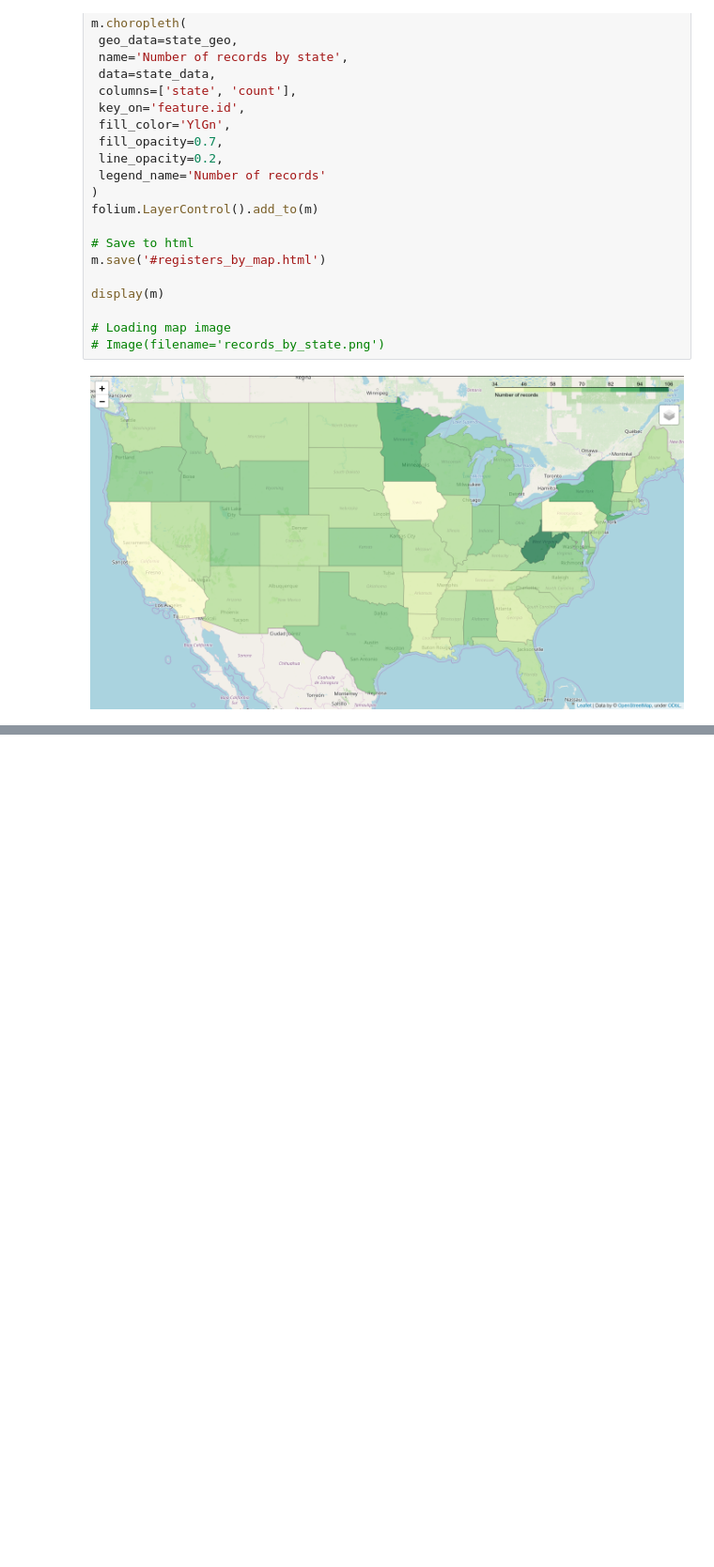
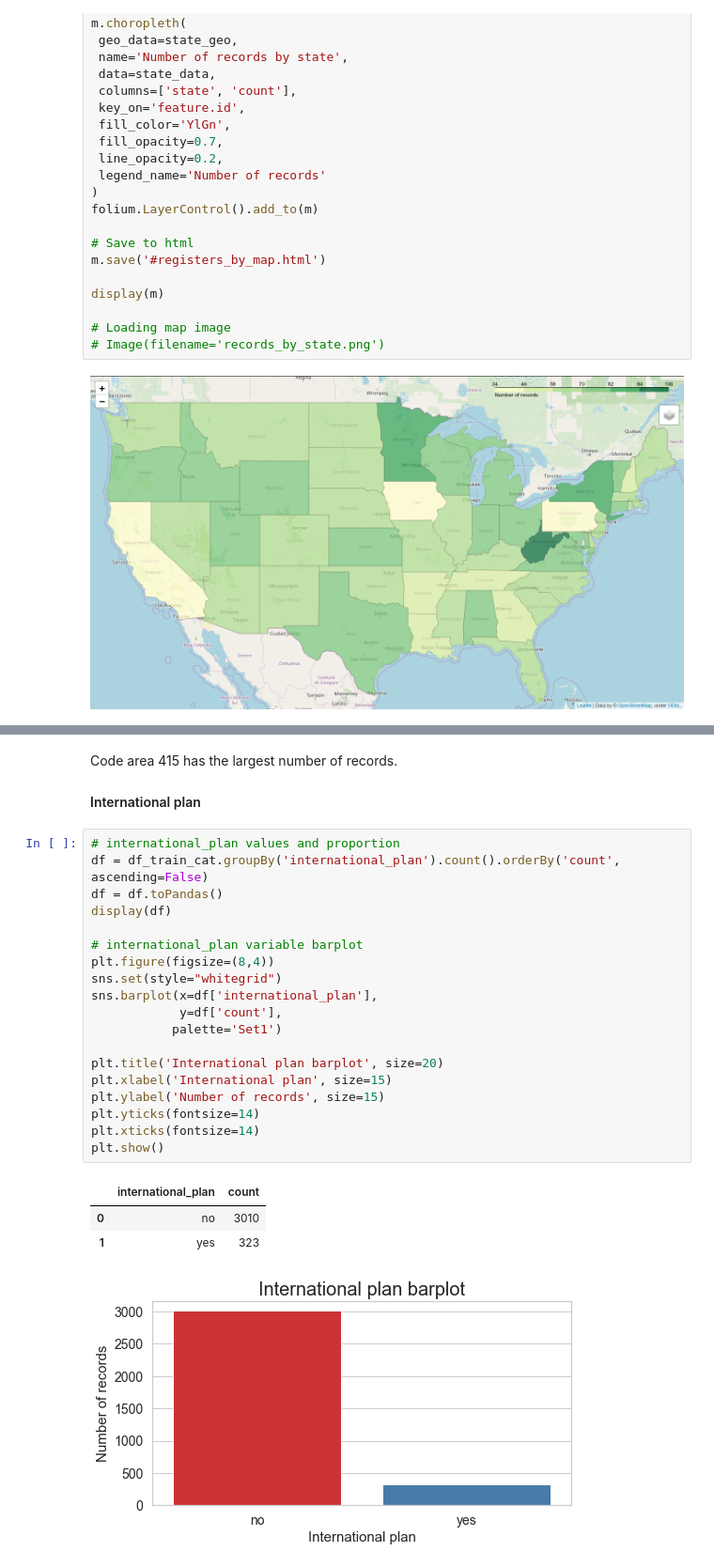
Before and after one commit to naiaraap/Pyspark_version_Predicting_Customer_Churn_in_Telecommunication_Operators, a Jupyter notebook: Pyspark_version_Predicting_Customer_Churn_in_Telecommunication_Operators.ipynb, the cells around one changed output, grey strips where cells are left out. Shown at 94% size. Cells and saved outputs as stored; diff of their text form; blank space fills up the shorter version.

```diff
--- a/Pyspark_version_Predicting_Customer_Churn_in_Telecommunication_Operators.ipynb
+++ b/Pyspark_version_Predicting_Customer_Churn_in_Telecommunication_Operators.ipynb
@@ -256,0 +284,27 @@ display(m)
+# %% [markdown]
+Code area 415 has the largest number of records.
+#### International plan
+# %%
+# international_plan values and proportion
+df = df_train_cat.groupBy('international_plan').count().orderBy('count', ascending=False)
+df = df.toPandas()
+display(df)
+
+# international_plan variable barplot
+plt.figure(figsize=(8,4))
+sns.set(style="whitegrid")
+sns.barplot(x=df['international_plan'],
+            y=df['count'],
+           palette='Set1')
+
+plt.title('International plan barplot', size=20)
+plt.xlabel('International plan', size=15)
+plt.ylabel('Number of records', size=15)
+plt.yticks(fontsize=14)
+plt.xticks(fontsize=14)
+plt.show()
+# %% [output]
+|  | international_plan | count |
+| 0 | no | 3010 |
+| 1 | yes | 323 |
+[figure, added]
```
Also changed, not shown: parts of 8 cells of this notebook.
